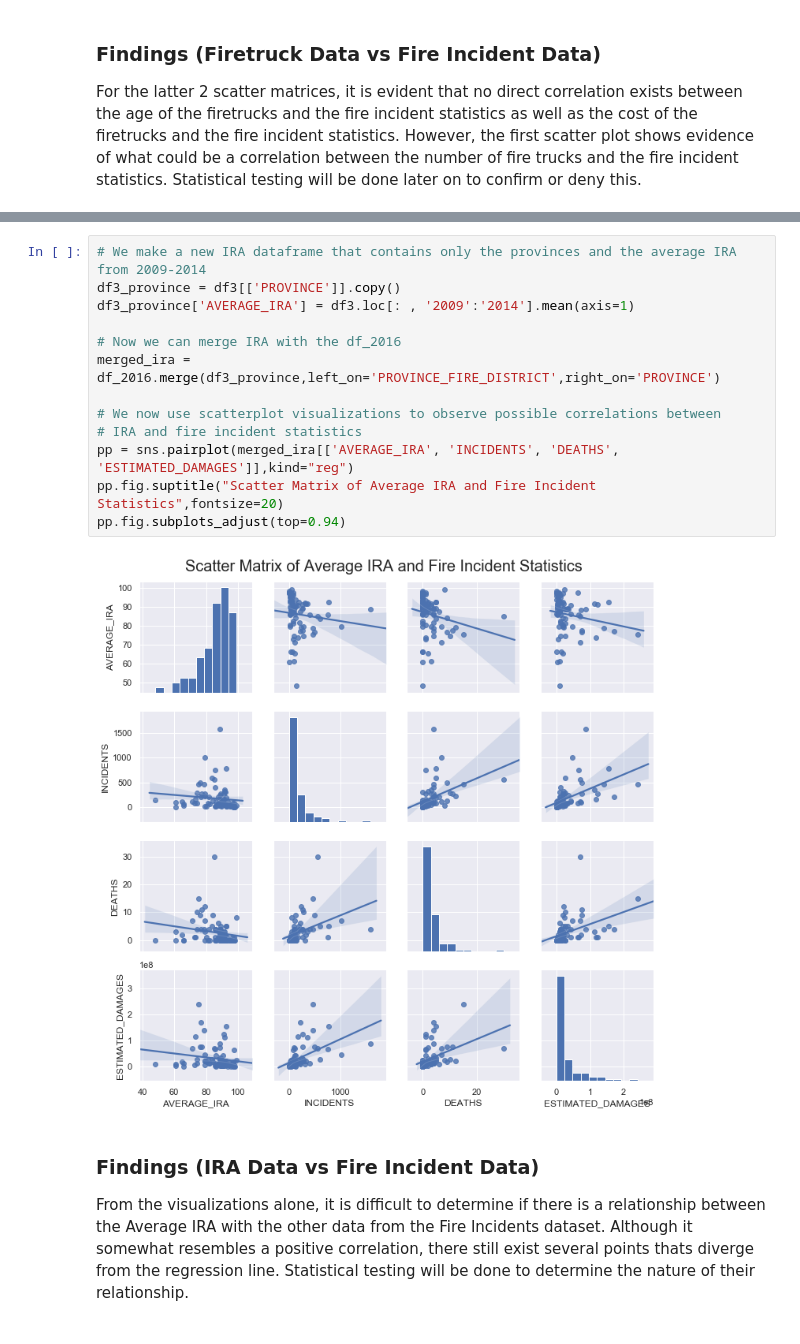
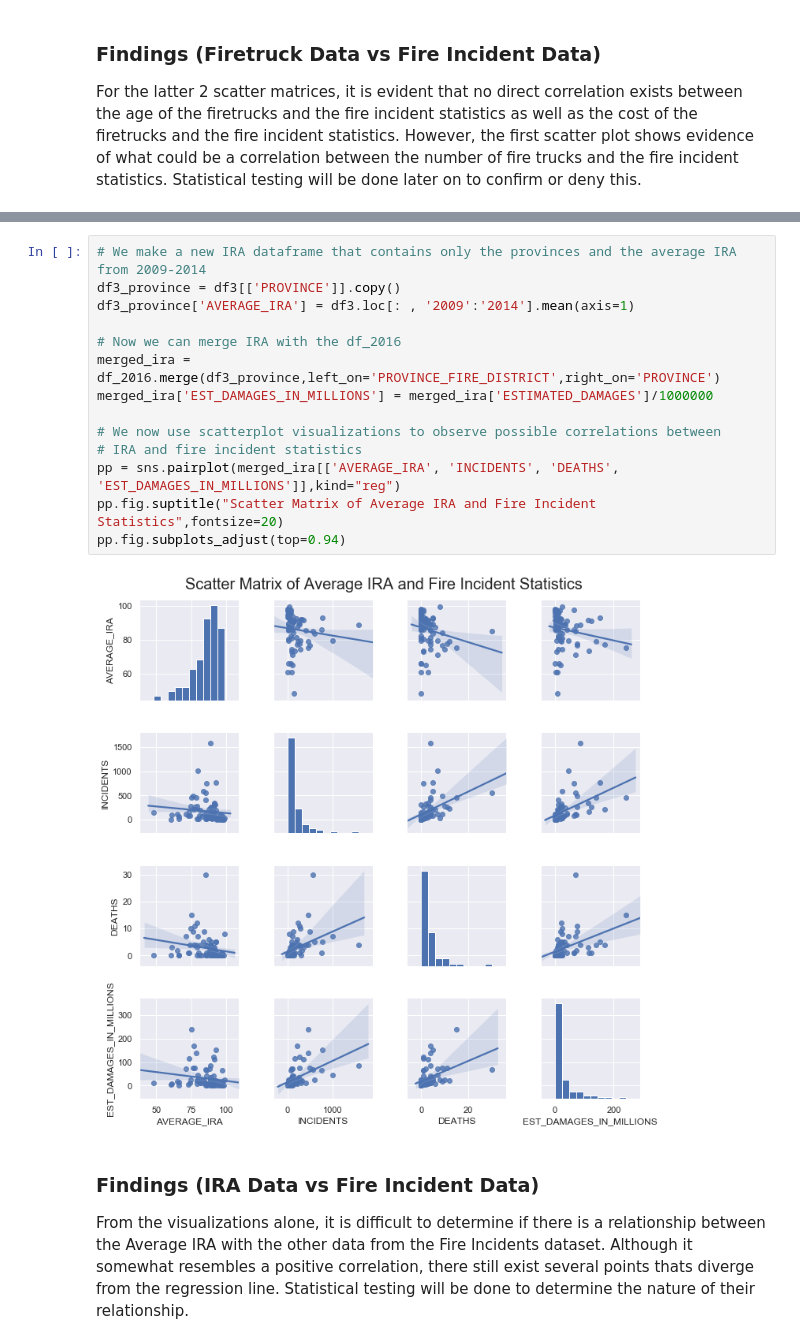
Before and after one commit to ianona/CSC933M-FinalProject, a Jupyter notebook: Fire Incidents.ipynb, the cells around one changed output, grey strips where cells are left out. Drawn from its saved outputs; the diff is of its cells as text.

```diff
--- a/Fire Incidents.ipynb
+++ b/Fire Incidents.ipynb
@@ -621,18 +639,19 @@ print(tofix)
 # %%
 # We make a new IRA dataframe that contains only the provinces and the average IRA from 2009-2014
 df3_province = df3[['PROVINCE']].copy()
 df3_province['AVERAGE_IRA'] = df3.loc[: , '2009':'2014'].mean(axis=1)
 
 # Now we can merge IRA with the df_2016
 merged_ira = df_2016.merge(df3_province,left_on='PROVINCE_FIRE_DISTRICT',right_on='PROVINCE')
+merged_ira['EST_DAMAGES_IN_MILLIONS'] = merged_ira['ESTIMATED_DAMAGES']/1000000
 
 # We now use scatterplot visualizations to observe possible correlations between
 # IRA and fire incident statistics
-pp = sns.pairplot(merged_ira[['AVERAGE_IRA', 'INCIDENTS', 'DEATHS', 'ESTIMATED_DAMAGES']],kind="reg")
+pp = sns.pairplot(merged_ira[['AVERAGE_IRA', 'INCIDENTS', 'DEATHS', 'EST_DAMAGES_IN_MILLIONS']],kind="reg")
 pp.fig.suptitle("Scatter Matrix of Average IRA and Fire Incident Statistics",fontsize=20)
 pp.fig.subplots_adjust(top=0.94)
 # %% [output]
-[figure, old version]
+[figure, new version]
 # %% [markdown]
 ### Findings (IRA Data vs Fire Incident Data)
 From the visualizations alone, it is difficult to determine if there is a relationship between the Average IRA with the other data from the Fire Incidents dataset. Although it somewhat resembles a positive correlation, there still exist several points thats diverge from the regression line. Statistical testing will be done to determine the nature of their relationship.
```
Also changed, not shown: parts of 18 cells of this notebook.
